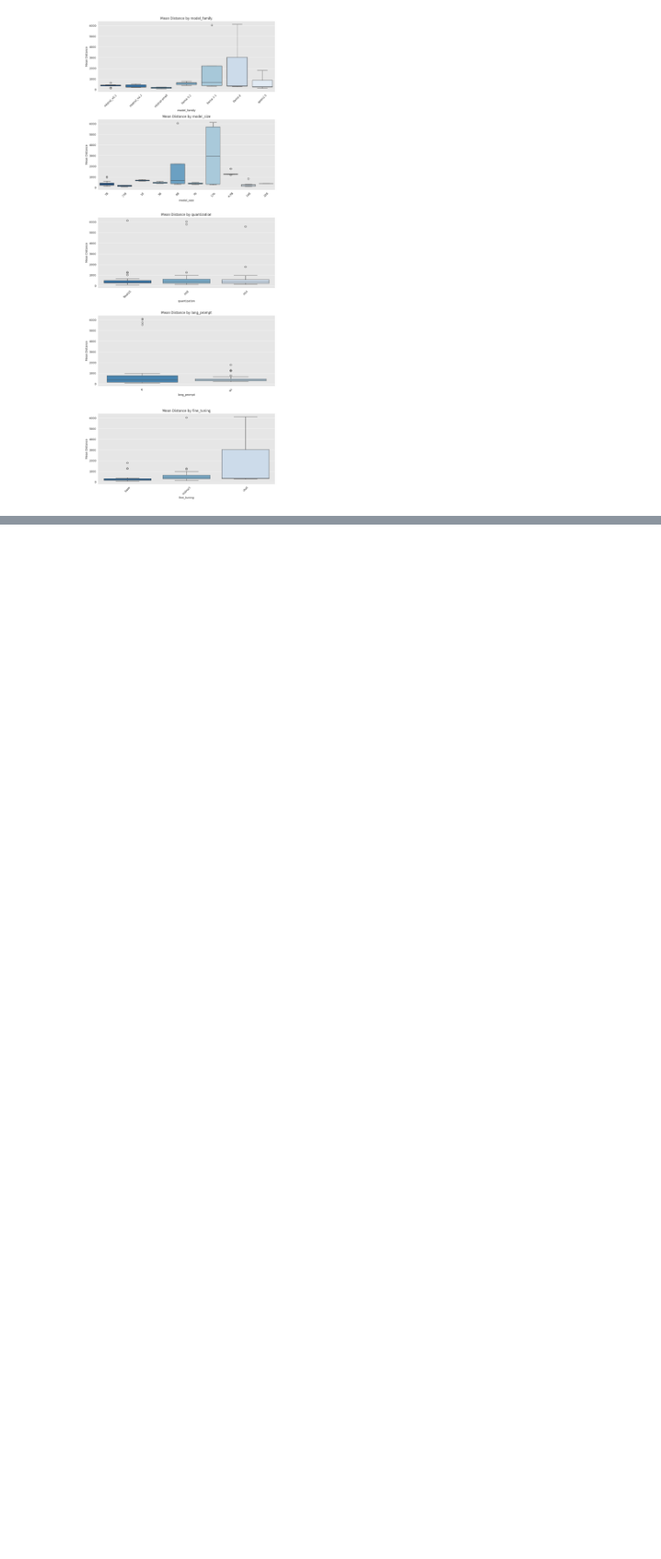
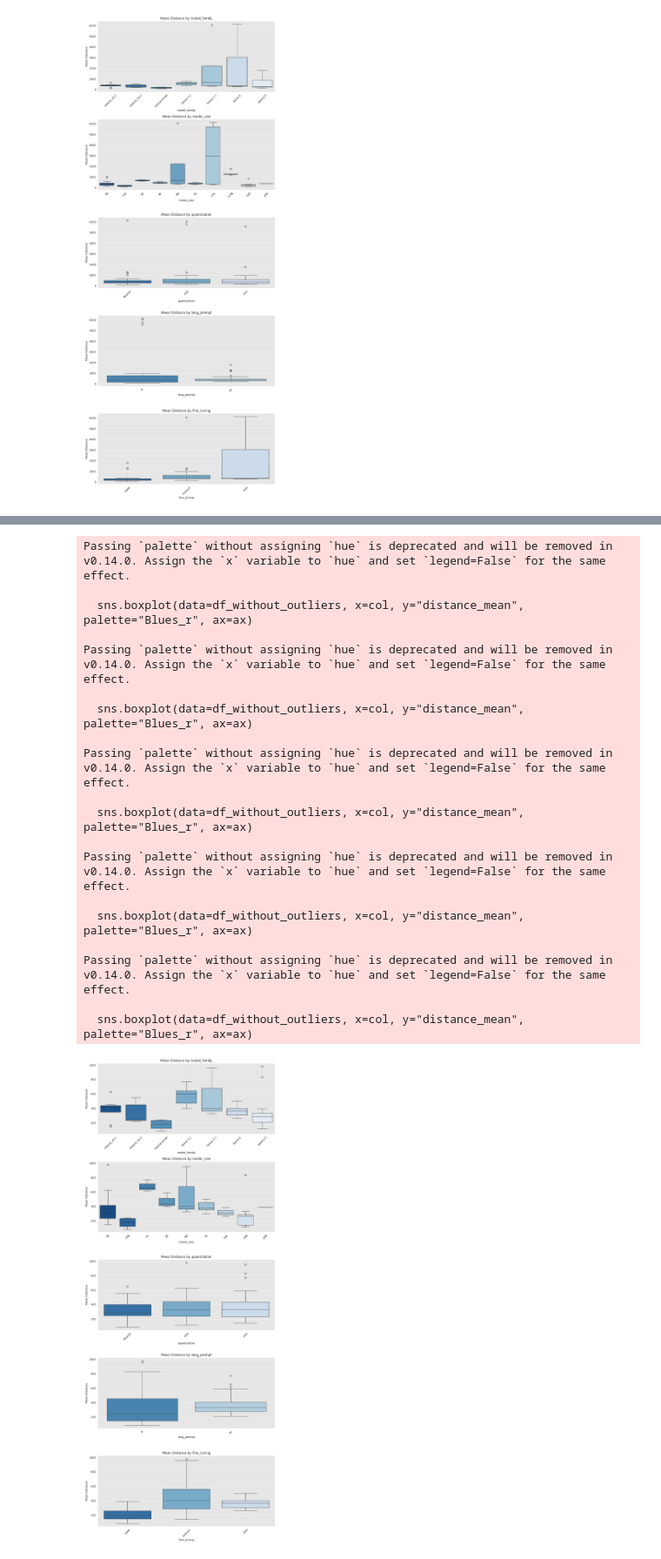
Before and after one commit to AdrienGuille/geo-llm, a Jupyter notebook: 4_results_analyzing.ipynb, the cells around one changed output, grey strips where cells are left out. Shown: that part at 87% size. Cells and saved outputs as stored; diff of their text form; code cells hidden in the pictures; blank space fills up the shorter version.

Commit message:
4.4 without outliers

```diff
--- a/4_results_analyzing.ipynb
+++ b/4_results_analyzing.ipynb
@@ -305,0 +308,37 @@ Passing `palette` without assigning `hue` is deprecated and will be removed in v
+# %%
+df_without_outliers = df[df["distance_mean"] < 1000]
+
+fig, axes = plt.subplots(nrows=len(criteria), figsize=(10, 5 * len(criteria)))
+
+# Loop through each categorical column and create a bar plot
+for i, col in enumerate(criteria):
+    ax = axes[i]
+    sns.boxplot(data=df_without_outliers, x=col, y="distance_mean", palette="Blues_r", ax=ax)
+    ax.set_title(f"Mean Distance by {col}")
+    ax.set_xlabel(col)
+    ax.set_ylabel("Mean Distance")
+    ax.tick_params(axis="x", rotation=45)  # Rotate x-axis labels if needed
+
+plt.tight_layout()  # Adjust spacing
+plt.show()
+# %% [output]
+Passing `palette` without assigning `hue` is deprecated and will be removed in v0.14.0. Assign the `x` variable to `hue` and set `legend=False` for the same effect.
+
+  sns.boxplot(data=df_without_outliers, x=col, y="distance_mean", palette="Blues_r", ax=ax)
+
+Passing `palette` without assigning `hue` is deprecated and will be removed in v0.14.0. Assign the `x` variable to `hue` and set `legend=False` for the same effect.
+
+  sns.boxplot(data=df_without_outliers, x=col, y="distance_mean", palette="Blues_r", ax=ax)
+
+Passing `palette` without assigning `hue` is deprecated and will be removed in v0.14.0. Assign the `x` variable to `hue` and set `legend=False` for the same effect.
+
+  sns.boxplot(data=df_without_outliers, x=col, y="distance_mean", palette="Blues_r", ax=ax)
+
+Passing `palette` without assigning `hue` is deprecated and will be removed in v0.14.0. Assign the `x` variable to `hue` and set `legend=False` for the same effect.
+
+  sns.boxplot(data=df_without_outliers, x=col, y="distance_mean", palette="Blues_r", ax=ax)
+
+Passing `palette` without assigning `hue` is deprecated and will be removed in v0.14.0. Assign the `x` variable to `hue` and set `legend=False` for the same effect.
+
+  sns.boxplot(data=df_without_outliers, x=col, y="distance_mean", palette="Blues_r", ax=ax)
+[figure, added]
```
Also changed, not shown: parts of 1 cell of this notebook.
